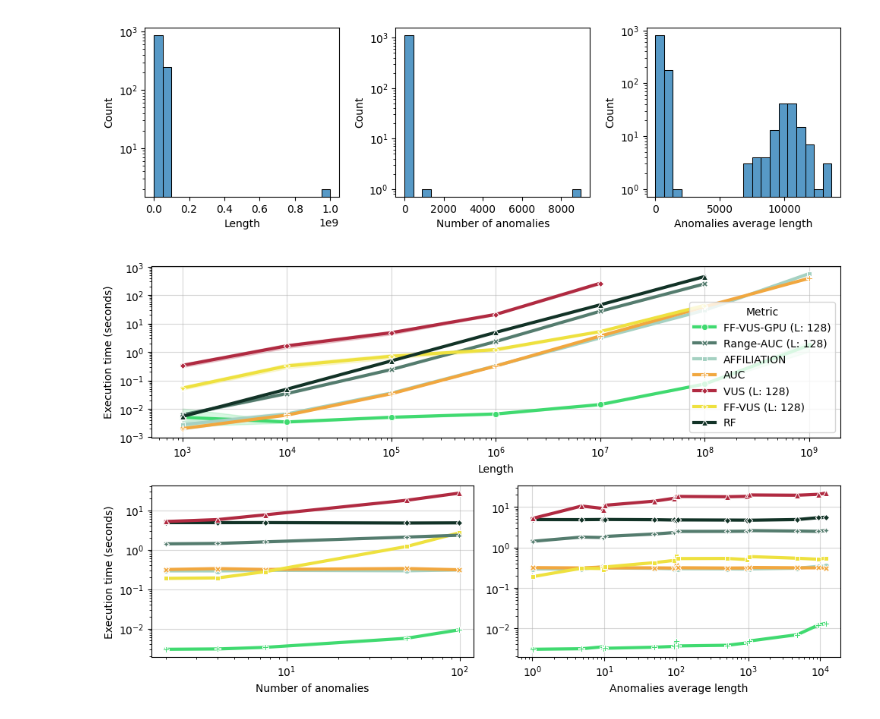
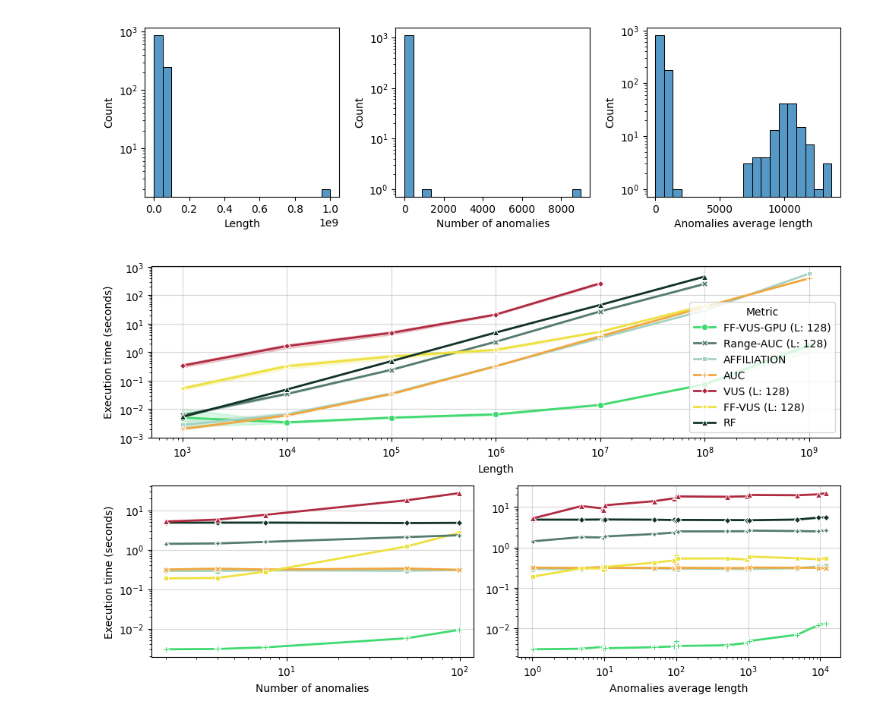
Before and after one commit to sylligardos/ff-vus, a Jupyter notebook: src/notebooks/allmetrics_defparams_syn.ipynb, the cells around one changed output. Saved outputs shown, nothing was run; the diff lists cells and outputs as text; code cells hidden in the pictures.

```diff
--- a/src/notebooks/allmetrics_defparams_syn.ipynb
+++ b/src/notebooks/allmetrics_defparams_syn.ipynb
@@ -121,6 +121,7 @@ Number of anomalies min: 1, max: 9006
 Anomalies average length min: 1.0, max: 13642.5
 [figure]
 # %%
+# TODO: Marker size increase
 bins = 20
 attr_control = {}
 attributes = ["Length", "Number of anomalies", "Anomalies average length"]
@@ -155,32 +156,32 @@ for i, attribute in enumerate(attributes):
     # Convert bin to the midpoint for plotting
     grouped['bin_center'] = grouped[f'{attribute} bin'].apply(lambda x: x.mid)
 
     # Plot
     sns.lineplot(
         x='bin_center' if attribute != 'Length' else 'Length',
         y='Metric time',
         hue='Metric',
         data=grouped if attribute != 'Length' else curr_df,
         ax=axis,
         palette=color_palette,
         markers=True,
         style='Metric',
         dashes = False,
-        linewidth=3,
+        linewidth=2,
         # size='Metric',
         # size_order=['FF-VUS-GPU (L: 128)', 'FF-VUS (L: 128)', 'AFFILIATION', 'VUS (L: 128)', 'Range-AUC (L: 128)', 'RF', 'AUC']
     )
 
     axis.set_xlabel(attribute)
     axis.set_ylabel("Execution time (seconds)" if i != 2 else "")
     axis.set_yscale('log')
     axis.set_xscale('log')
     axis.grid(axis='both', alpha=0.5)
     if i != 0:
         axis.get_legend().remove()
 
 plt.tight_layout()
 plt.savefig(os.path.join(save_fig_path, 'exec_time_per_attr.svg'))
 plt.show()
 # %% [output]
-[figure, old version]
+[figure, new version]
```
Also changed, not shown: parts of 7 cells of this notebook, 1 other file.
